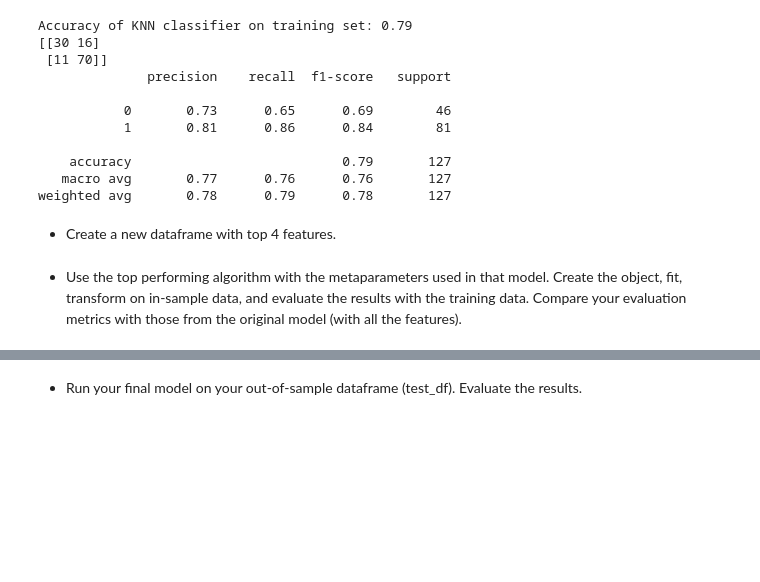
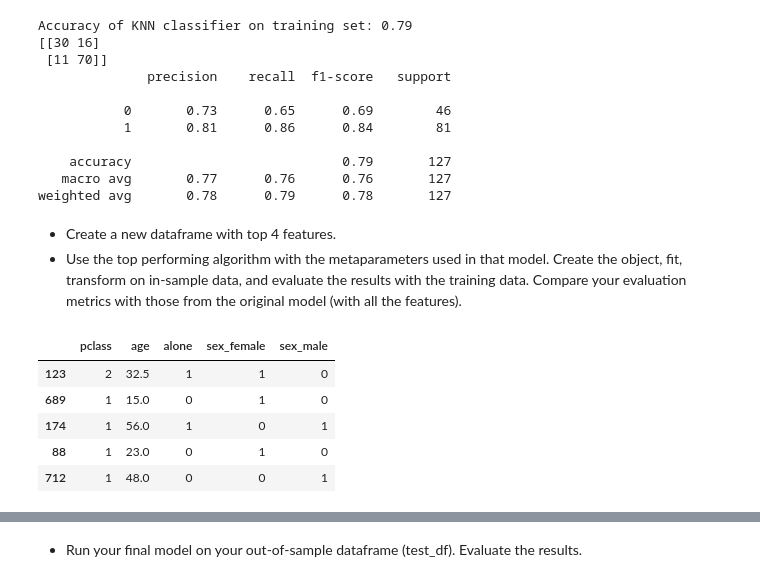
Before and after one commit to datastraine/codeup-data-science, a Jupyter notebook: model_evaluation.ipynb, the cells around one changed output, grey strips where cells are left out. Cells and saved outputs as stored; diff of their text form; code cells hidden in the pictures; blank space fills up the shorter version.

```diff
--- a/model_evaluation.ipynb
+++ b/model_evaluation.ipynb
@@ -1102,7 +1102,22 @@ Accuracy of KNN classifier on training set: 0.79
     accuracy                           0.79       127
    macro avg       0.77      0.76      0.76       127
 weighted avg       0.78      0.79      0.78       127
-# %% [markdown]
-* Create a new dataframe with top 4 features.
 # %% [markdown]
+* Create a new dataframe with top 4 features.
 * Use the top performing algorithm with the metaparameters used in that model. Create the object, fit, transform on in-sample data, and evaluate the results with the training data. Compare your evaluation metrics with those from the original model (with all the features).
+# %%
+X = titanic[['pclass','age','sex', 'alone']]
+y = titanic[['survived']]
+X = pd.get_dummies(X)
+
+
+X_train, X_test, y_train, y_test = train_test_split(X, y, test_size = .30, random_state = 123)
+
+X_train.head()
+# %% [output]
+|  | pclass | age | alone | sex_female | sex_male |
+| 123 | 2 | 32.5 | 1 | 1 | 0 |
+| 689 | 1 | 15.0 | 0 | 1 | 0 |
+| 174 | 1 | 56.0 | 1 | 0 | 1 |
+| 88 | 1 | 23.0 | 0 | 1 | 0 |
+| 712 | 1 | 48.0 | 0 | 0 | 1 |
```
Also changed, not shown: parts of 12 cells of this notebook.
